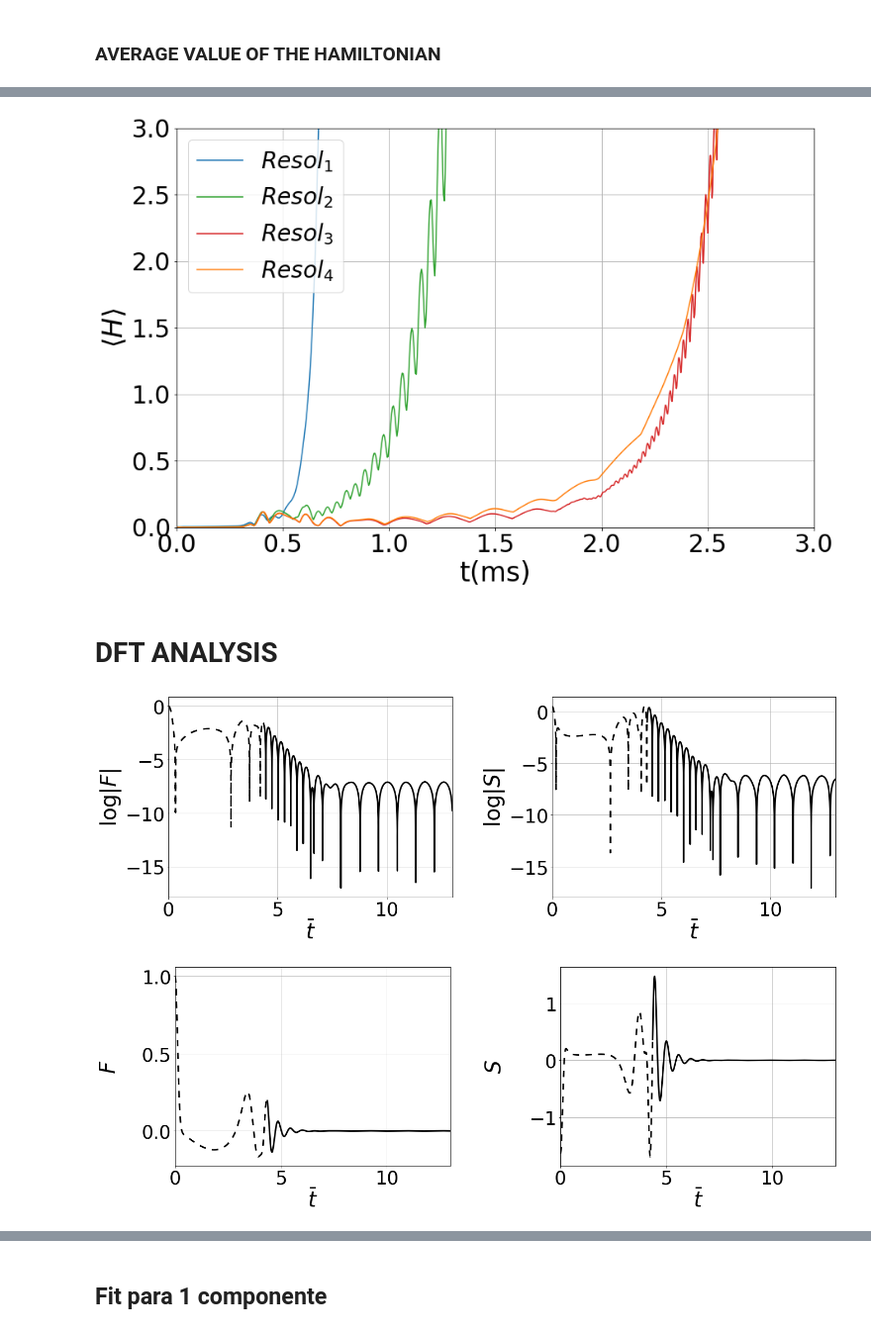
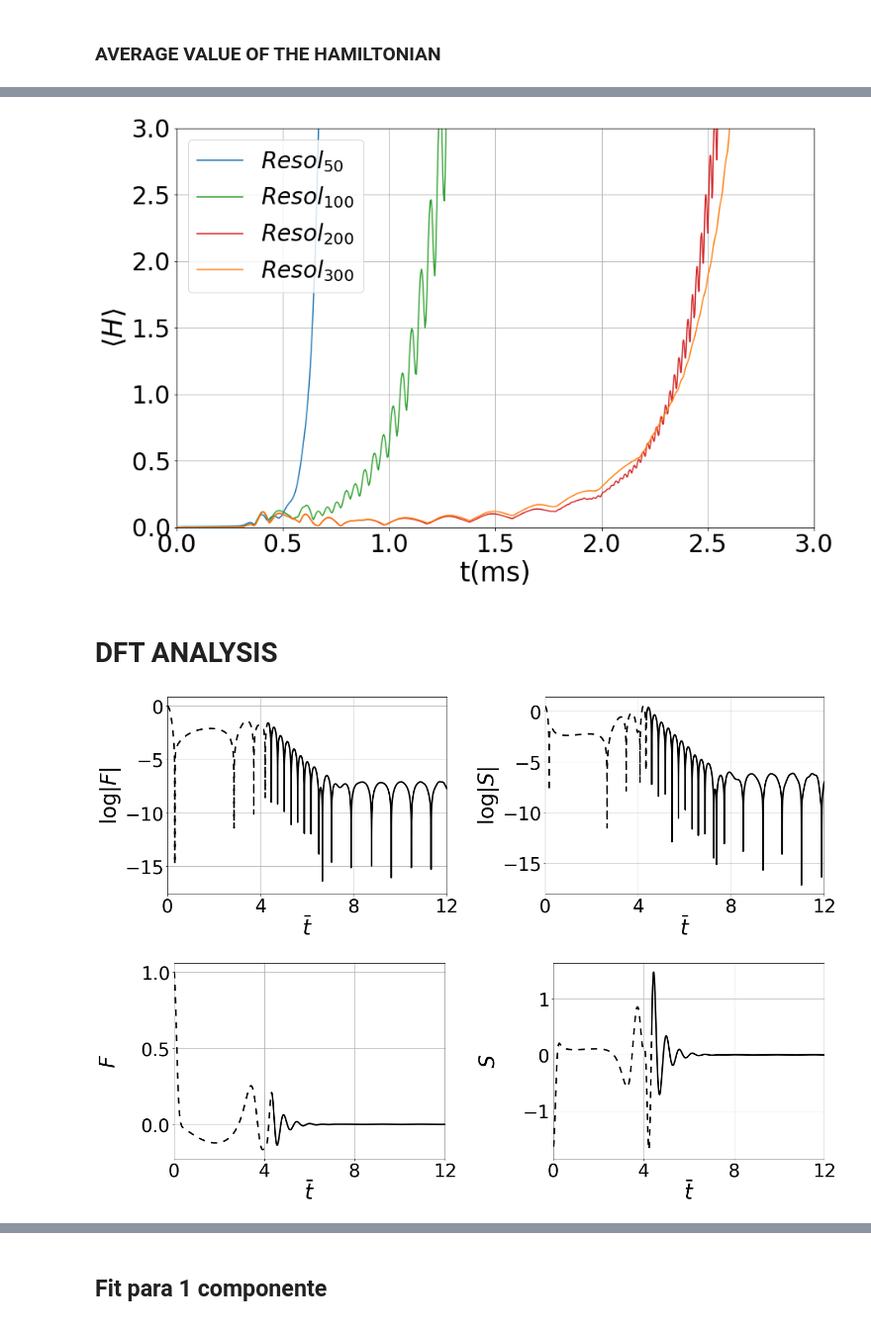
Before and after one commit to RG-UFF/Perturbations, a Jupyter notebook: Python/EN-DomTemp.ipynb, the cells around one changed output, grey strips where cells are left out. Shown: that part at 99% size. Cells and saved outputs as stored; diff of their text form; code cells hidden in the pictures.

```diff
--- a/Python/EN-DomTemp.ipynb
+++ b/Python/EN-DomTemp.ipynb
@@ -31,9 +31,9 @@ import pandas as pd
 # %%
 eos = "apr.csv"
 pc = 5
-nr_int = 400
+nr_int = 300
 Nrf = 100
-nt = 60000
+nt = 45000
 CFL = 0.6
 l = 2
 index_IC = 1
@@ -394,7 +394,7 @@ ani = FuncAnimation(fig, animate, frames=N_plots, interval=2)
 N_plots_50 = len(Fevol50)
 N_plots_100 = len(Fevol100)
 N_plots_200 = len(Fevol200)
-N_plots_400 = len(Fevol400)
+N_plots_300 = len(Fevol300)
 
 LnormH_50 = []
 t_50 = []
@@ -402,8 +402,8 @@ LnormH_100 = []
 t_100 = []
 LnormH_200 = []
 t_200 = []
-LnormH_400 = []
-t_400 = []
+LnormH_300 = []
+t_300 = []
 
 
 for i in range(N_plots_50):
@@ -418,11 +418,11 @@ for i in range(N_plots_200):
     LnormH_200.append(dt200/CFL * np.sum(np.abs(Hamiltevol200[i])))
     t_200.append(i * dt200 * Nsave *1000 / ((NewtonG * rho_dim) ** (1 / 2)) )
 
-for i in range(N_plots_400):
-    LnormH_400.append(dt400/CFL * np.sum(np.abs(Hamiltevol400[i])))
-    t_400.append(i * dt400 * Nsave *1000 / ((NewtonG * rho_dim) ** (1 / 2)) )
+for i in range(N_plots_300):
+    LnormH_300.append(dt300/CFL * np.sum(np.abs(Hamiltevol300[i])))
+    t_300.append(i * dt300 * Nsave *1000 / ((NewtonG * rho_dim) ** (1 / 2)) )
 
 log_H50 = [math.log10(element) for element in LnormH_50]
 log_H100 = [math.log10(element) for element in LnormH_100]
 log_H200 = [math.log10(element) for element in LnormH_200]
-log_H400 = [math.log10(element) for element in LnormH_400]
+log_H300 = [math.log10(element) for element in LnormH_300]
@@ -451,10 +452,10 @@ plt.legend(fontsize=10)
 plt.figure(figsize=(14,9))
 
 plt.grid()
-plt.plot(t_50, LnormH_50, label=r"$Resol_1$", color='C0')
-plt.plot(t_100, LnormH_100, label=r"$Resol_2$", color='C2')
-plt.plot(t_200, LnormH_200, label=r"$Resol_3$", color='C3')
-plt.plot(t_400, LnormH_400, label=r"$Resol_4$", color="C1")
+plt.plot(t_50, LnormH_50, label=r"$Resol_{50}$", color='C0')
+plt.plot(t_100, LnormH_100, label=r"$Resol_{100}$", color='C2')
+plt.plot(t_200, LnormH_200, label=r"$Resol_{200}$", color='C3')
+plt.plot(t_300, LnormH_300, label=r"$Resol_{300}$", color="C1")
 ax = plt.gca()
 plt.ylim(0,3)
 plt.xlim(0,3)
@@ -466,59 +467,62 @@ plt.legend(fontsize=28)
 
 #plt.savefig('H_resol.pdf',bbox_inches='tight')
 # %% [output]
-[figure, old version]
+[figure, new version]
 # %% [markdown]
 # DFT ANALYSIS
 # %%
 %matplotlib inline
 t = []
 log_S = []
 log_F = []
 
-for i in range(len(Sobs400)):
+for i in range(len(Sobs300)):
     t.append(dt + i*dt)
-    log_S.append(math.log(abs(Sobs400[i])))
-    log_F.append(math.log(abs(Fobs400[i])))
+    log_S.append(math.log(abs(Sobs300[i])))
+    log_F.append(math.log(abs(Fobs300[i])))
 
 linhas_pontilhada = (4,4)
 
 fig, axes = plt.subplots(ncols=8, figsize=(18,12))
 fig.tight_layout()
 
 
 plt.subplot(2,2,1)
-plt.plot(t[:20000], log_F[:20000], color="Black", dashes=linhas_pontilhada, linewidth=3)
-plt.plot(t[20001:], log_F[20001:], color="Black", linewidth=3)
-plt.xlim(0,13)
+plt.plot(t[:15000], log_F[:15000], color="Black", dashes=linhas_pontilhada, linewidth=3)
+plt.plot(t[15001:], log_F[15001:], color="Black", linewidth=3)
+plt.xlim(0,12)
+plt.xticks(ticks=np.arange(0, 13, 4))
 #plt.ylim(-13,0.8)
 plt.xlabel(r"$\bar{t}$", fontsize=40)
 plt.ylabel(r"$\log|F|$", fontsize=40)
 plt.tick_params(axis='both', labelsize=35)
 plt.grid()
 
 plt.subplot(2,2,2)
-plt.plot(t[:20000], log_S[:20000], color="Black", dashes=linhas_pontilhada, linewidth=3)
-plt.plot(t[20001:], log_S[20001:], color="Black", linewidth=3)
-plt.xlim(0,13)
+plt.plot(t[:15000], log_S[:15000], color="Black", dashes=linhas_pontilhada, linewidth=3)
+plt.plot(t[15001:], log_S[15001:], color="Black", linewidth=3)
+plt.xlim(0,12)
+plt.xticks(ticks=np.arange(0, 13, 4))
 #plt.ylim(-13,0.8)
 plt.xlabel(r"$\bar{t}$", fontsize=40)
 plt.ylabel(r"$\log|S|$", fontsize=40)
 plt.tick_params(axis='both', labelsize=35)
 plt.grid()
 
 
 #plt.savefig("logFS.pdf", bbox_inches='tight')
 # %% [output]
-[figure, old version]
+[figure, new version]
 # %%
 fig, axes = plt.subplots(ncols=8, figsize=(18,12))
 fig.tight_layout()
 plt.subplots_adjust(wspace=0.4)
 
 plt.subplot(2,2,1)
-plt.plot(t[:20000], Fobs400[:20000], color="Black", dashes=linhas_pontilhada, linewidth=3)
-plt.plot(t[20001:], Fobs400[20001:], color="Black", linewidth=3)
-plt.xlim(0,13)
+plt.plot(t[:15000], Fobs300[:15000], color="Black", dashes=linhas_pontilhada, linewidth=3)
+plt.plot(t[15001:], Fobs300[15001:], color="Black", linewidth=3)
+plt.xlim(0,12)
+plt.xticks(ticks=np.arange(0, 13, 4))
 #plt.ylim(-12,0.8)
 plt.xlabel(r"$\bar{t}$", fontsize=40)
 plt.ylabel(r"$F$", fontsize=40)
@@ -527,9 +531,10 @@ plt.grid()
 plt.gca().yaxis.set_label_coords(-0.2, 0.5)
 
 plt.subplot(2,2,2)
-plt.plot(t[:20000], Sobs400[:20000], color="Black", dashes=linhas_pontilhada, linewidth=3)
-plt.plot(t[20001:], Sobs400[20001:], color="Black", linewidth=3)
-plt.xlim(0,13)
+plt.plot(t[:15000], Sobs300[:15000], color="Black", dashes=linhas_pontilhada, linewidth=3)
+plt.plot(t[15001:], Sobs300[15001:], color="Black", linewidth=3)
+plt.xlim(0,12)
+plt.xticks(ticks=np.arange(0, 13, 4))
 #plt.ylim(-19,0)
 plt.xlabel(r"$\bar{t}$", fontsize=40)
 plt.ylabel(r"$S$", fontsize=40)
@@ -539,7 +544,7 @@ plt.gca().yaxis.set_label_coords(-0.2, 0.5)
 
 #plt.savefig("FS.pdf", bbox_inches='tight')
 # %% [output]
-[figure, old version]
+[figure, new version]
 # %%
 def DFT(f):
     """
```
Also changed, not shown: parts of 14 cells of this notebook.
